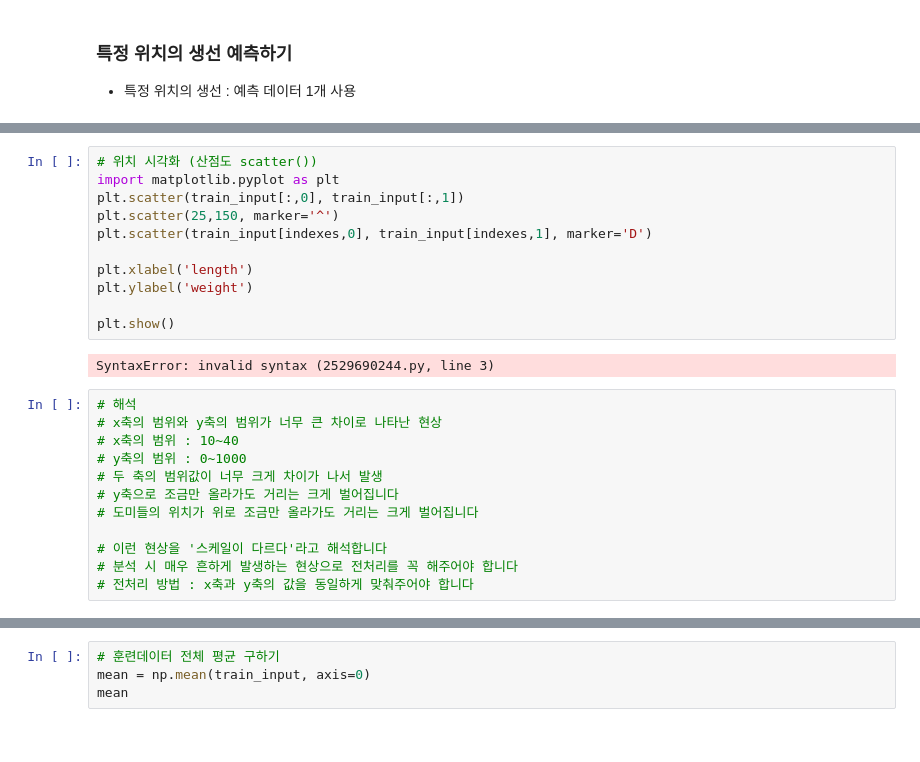
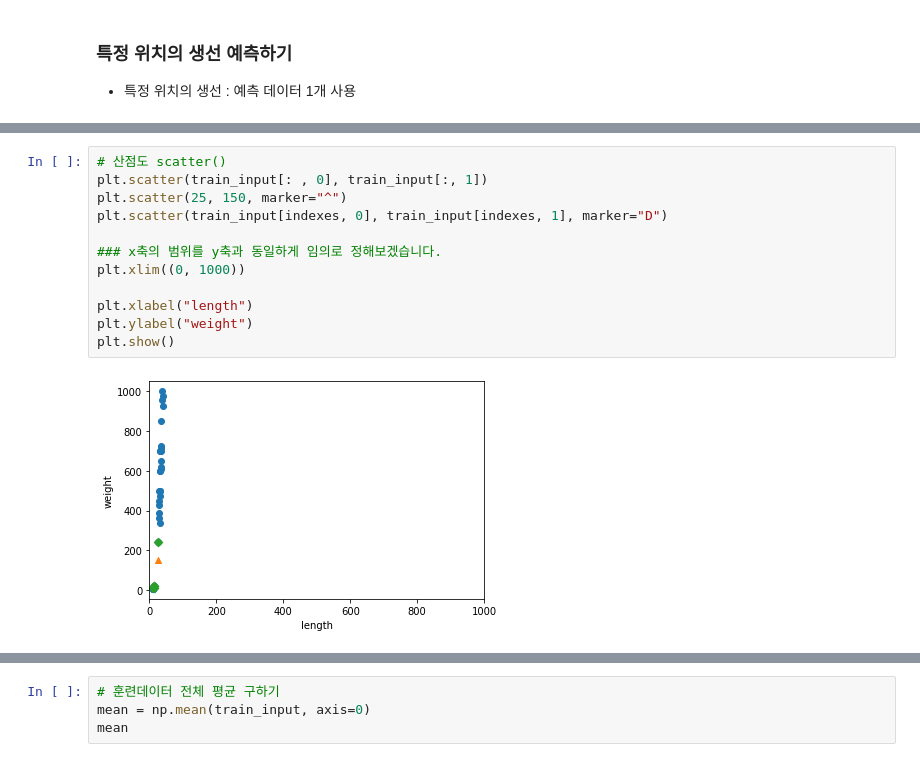
Before and after one commit to JIDONGJU/StudyPython22, a Jupyter notebook: ML/02_day/01_전처리.ipynb, the cells around one changed output, grey strips where cells are left out. Cells and saved outputs as stored; diff of their text form.

```diff
--- a/ML/02_day/01_전처리.ipynb
+++ b/ML/02_day/01_전처리.ipynb
@@ -280,25 +300,14 @@ print(indexes)
 # %%
-# 위치 시각화 (산점도 scatter())
-import matplotlib.pyplot as plt
-plt.scatter(train_input[:,0], train_input[:,1])
-plt.scatter(25,150, marker='^')
-plt.scatter(train_input[indexes,0], train_input[indexes,1], marker='D')
+# 산점도 scatter()
+plt.scatter(train_input[: , 0], train_input[:, 1])
+plt.scatter(25, 150, marker="^")
+plt.scatter(train_input[indexes, 0], train_input[indexes, 1], marker="D")
 
-plt.xlabel('length')
-plt.ylabel('weight')
+### x축의 범위를 y축과 동일하게 임의로 정해보겠습니다.
+plt.xlim((0, 1000))
 
+plt.xlabel("length")
+plt.ylabel("weight")
 plt.show()
 # %% [output]
-SyntaxError: invalid syntax (2529690244.py, line 3)
+[figure, added]
-# %%
-# 해석
-# x축의 범위와 y축의 범위가 너무 큰 차이로 나타난 현상
-# x축의 범위 : 10~40
-# y축의 범위 : 0~1000
-# 두 축의 범위값이 너무 크게 차이가 나서 발생
-# y축으로 조금만 올라가도 거리는 크게 벌어집니다
-# 도미들의 위치가 위로 조금만 올라가도 거리는 크게 벌어집니다
-
-# 이런 현상을 '스케일이 다르다'라고 해석합니다
-# 분석 시 매우 흔하게 발생하는 현상으로 전처리를 꼭 해주어야 합니다
-# 전처리 방법 : x축과 y축의 값을 동일하게 맞춰주어야 합니다
```
Also changed, not shown: parts of 51 cells of this notebook.
